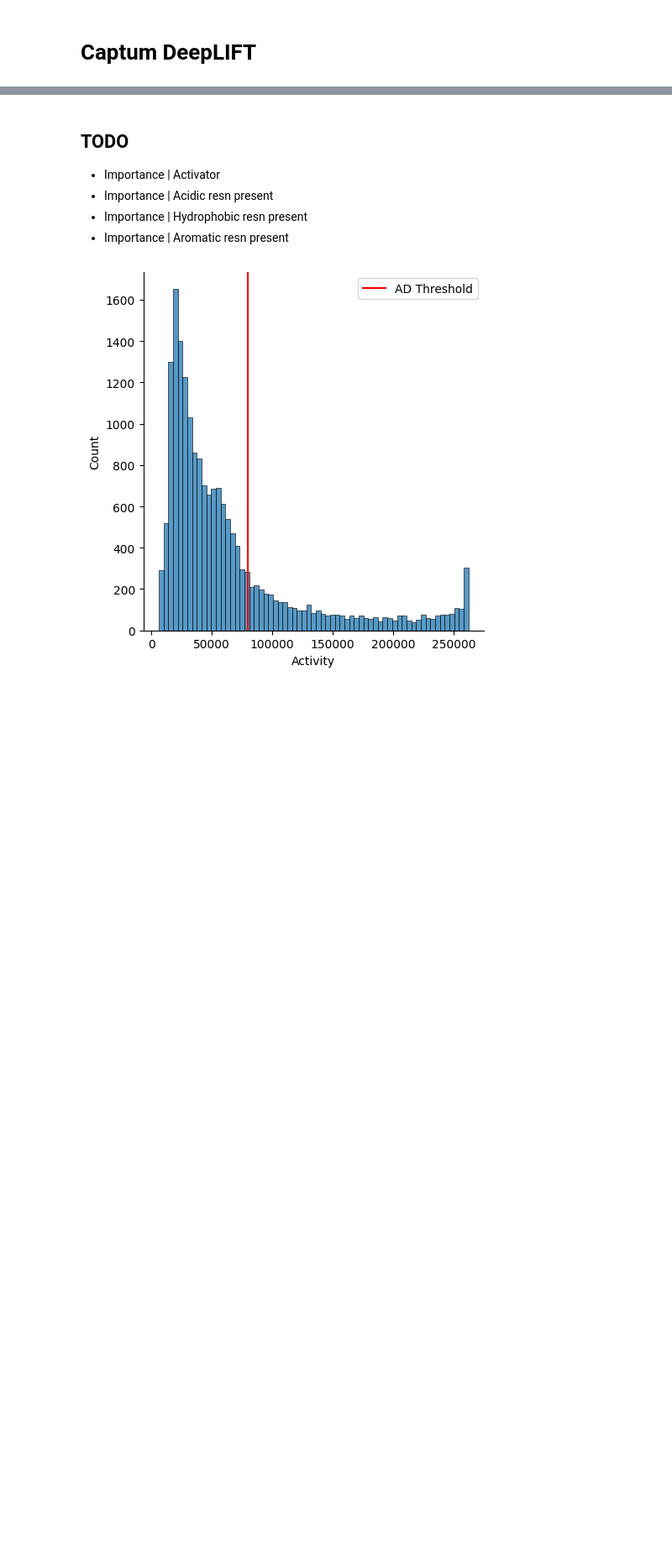
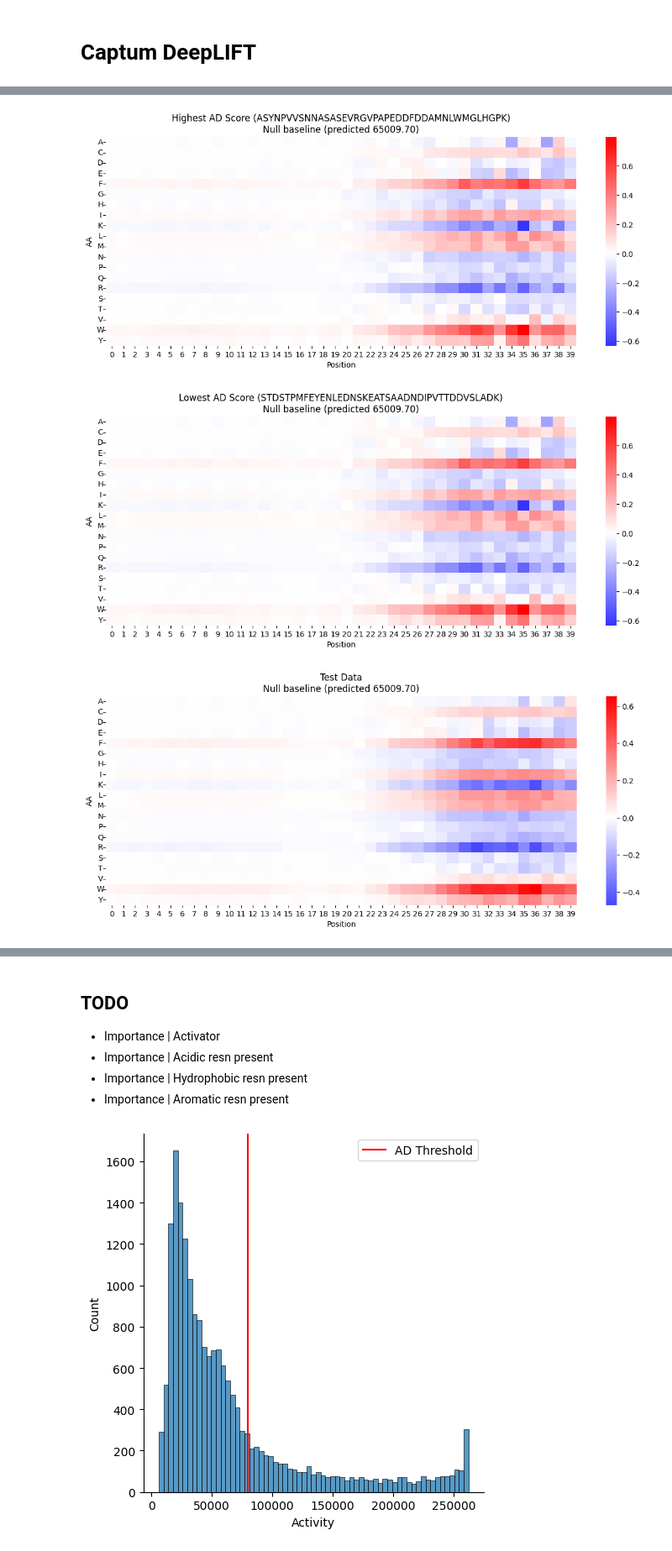
Before and after one commit to staller-lab/ADHunter-DeepLift, a Jupyter notebook: notebooks/250304_ADHunter_explicit1he.ipynb, the cells around one changed output, grey strips where cells are left out. Shown at 84% size. Cells and saved outputs as stored; diff of their text form; code cells hidden in the pictures; blank space fills up the shorter version.

```diff
--- a/notebooks/250304_ADHunter_explicit1he.ipynb
+++ b/notebooks/250304_ADHunter_explicit1he.ipynb
@@ -594,0 +700,27 @@ plt.show()
+# %%
+# 3: ATTRIBUTE WITH 0 VECTOR AS BASELINE
+# Get attributions for a random peptide
+attr_nullbaseline_df = get_attr(dl, sample_input, baseline=baseline_null)
+# Get attributions for train and test sets
+attr_train_nullbaseline_df = get_attr(dl, X_train, baseline=baseline_null)
+attr_test_nullbaseline_df = get_attr(dl, X_test, baseline=baseline_null)
+# Get attributions for full dataset
+X_full = torch.tensor(X)
+attr_full_nullbaseline_df = get_attr(dl, X_full, baseline=baseline_null)
+attr_strong_nullbaseline_df = get_attr(dl, strongAD, baseline=baseline_null)
+attr_weak_nullbaseline_df = get_attr(dl, weakAD, baseline=baseline_null)
+# %%
+plot_attr(attr_strong_nullbaseline_df, title=f"Highest AD Score ({strong})\nNull baseline (predicted {null_pred})")
+plt.show()
+plot_attr(attr_weak_nullbaseline_df, title=f"Lowest AD Score ({weak})\nNull baseline (predicted {null_pred})")
+plt.show()
+plot_attr(attr_test_nullbaseline_df, title=f"Test Data\nNull baseline (predicted {null_pred})")
+plt.show()
+plot_attr(attr_train_nullbaseline_df, title=f"Training Data\nNull baseline (predicted {null_pred})")
+plt.show()
+plot_attr(attr_full_nullbaseline_df, title=f"All Data\nNull baseline (predicted {null_pred})")
+plt.show()
+# %% [output]
+[figure, added]
+[figure, added]
+[figure, added]
```
Also changed, not shown: parts of 29 cells of this notebook, 1 other file.
